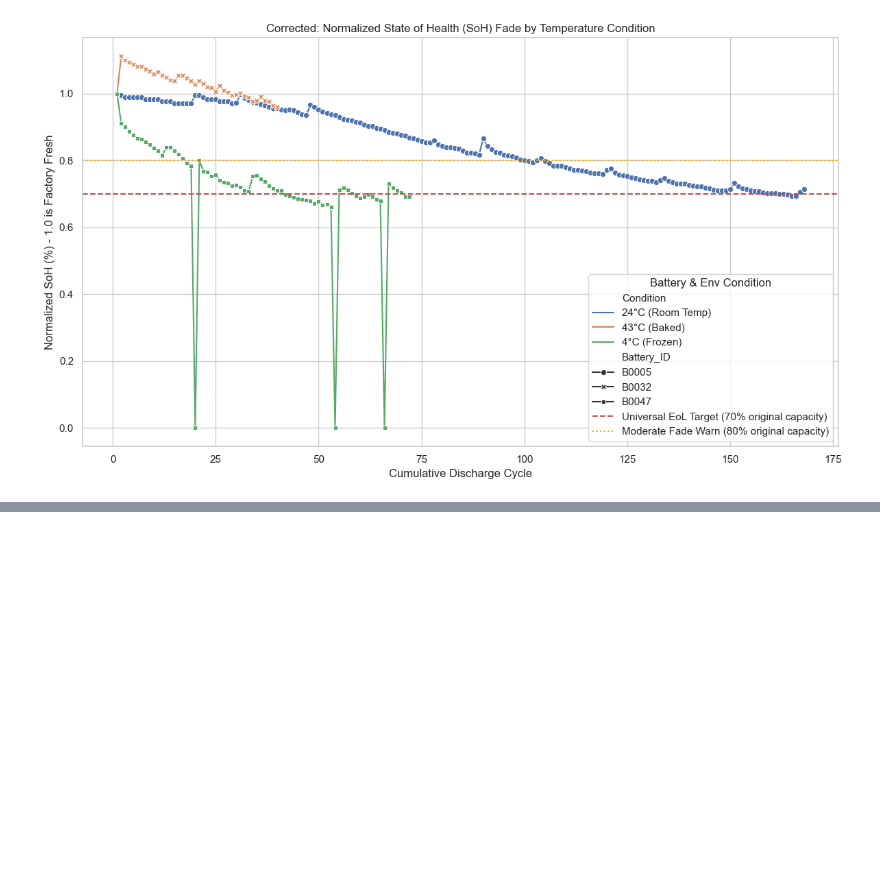
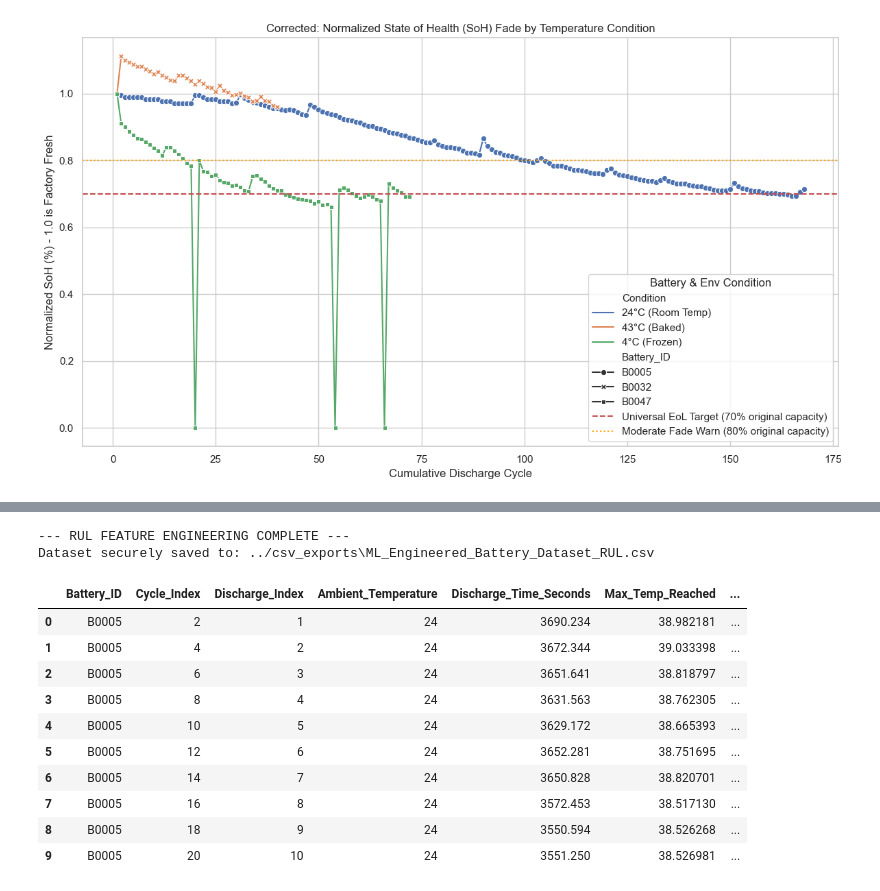
Before and after one commit to barada02/ML_ON_Battery, a Jupyter notebook: EDA/eda1.ipynb, the cells around one changed output, grey strips where cells are left out. Drawn from its saved outputs; the diff is of its cells as text; code cells hidden in the pictures; blank space fills up the shorter version.

Commit message:
new dataset creaetion for RUL

```diff
--- a/EDA/eda1.ipynb
+++ b/EDA/eda1.ipynb
@@ -609,0 +617,41 @@ plt.show()
+# %%
+import pandas as pd
+import os
+
+export_dir = EXPORT_DIR
+soh_dataset_path = os.path.join(export_dir, 'ML_Engineered_Battery_Dataset.csv')
+
+# 1. Load the cleanly engineered dataset from disk
+df_rul = pd.read_csv(soh_dataset_path)
+
+# 2. Calculate the maximum cycle reached by each battery
+max_cycles = df_rul.groupby('Battery_ID')['Cycle_Index'].max().reset_index()
+max_cycles.rename(columns={'Cycle_Index': 'Max_Cycle'}, inplace=True)
+
+# 3. Merge back into the main dataset
+df_rul = df_rul.merge(max_cycles, on='Battery_ID')
+
+# 4. Create the RUL target column
+df_rul['RUL'] = df_rul['Max_Cycle'] - df_rul['Cycle_Index']
+
+# 5. Export to a separate CSV
+rul_export_path = os.path.join(export_dir, 'ML_Engineered_Battery_Dataset_RUL.csv')
+df_rul.to_csv(rul_export_path, index=False)
+
+print("--- RUL FEATURE ENGINEERING COMPLETE ---")
+print(f"Dataset securely saved to: {rul_export_path}")
+display(df_rul.head(10))
+# %% [output]
+--- RUL FEATURE ENGINEERING COMPLETE ---
+Dataset securely saved to: ../csv_exports\ML_Engineered_Battery_Dataset_RUL.csv
+|  | Battery_ID | Cycle_Index | Discharge_Index | Ambient_Temperature | Discharge_Time_Seconds | Max_Temp_Reached | ... |
+| 0 | B0005 | 2 | 1 | 24 | 3690.234 | 38.982181 | ... |
+| 1 | B0005 | 4 | 2 | 24 | 3672.344 | 39.033398 | ... |
+| 2 | B0005 | 6 | 3 | 24 | 3651.641 | 38.818797 | ... |
+| 3 | B0005 | 8 | 4 | 24 | 3631.563 | 38.762305 | ... |
+| 4 | B0005 | 10 | 5 | 24 | 3629.172 | 38.665393 | ... |
+| 5 | B0005 | 12 | 6 | 24 | 3652.281 | 38.751695 | ... |
+| 6 | B0005 | 14 | 7 | 24 | 3650.828 | 38.820701 | ... |
+| 7 | B0005 | 16 | 8 | 24 | 3572.453 | 38.517130 | ... |
+| 8 | B0005 | 18 | 9 | 24 | 3550.594 | 38.526268 | ... |
+| 9 | B0005 | 20 | 10 | 24 | 3551.250 | 38.526981 | ... |
```
Also changed, not shown: parts of 1 cell of this notebook, 3 other files.
